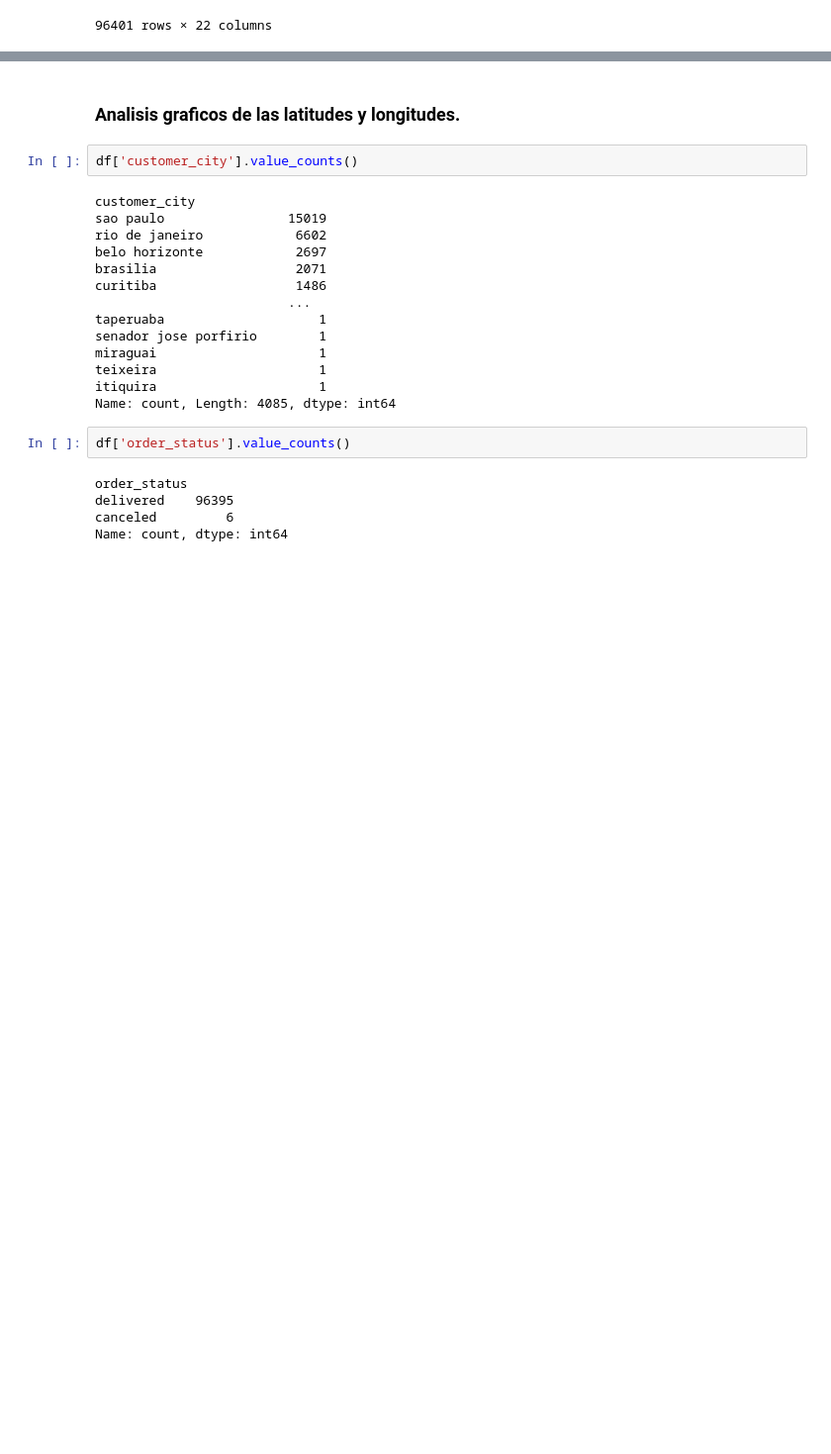
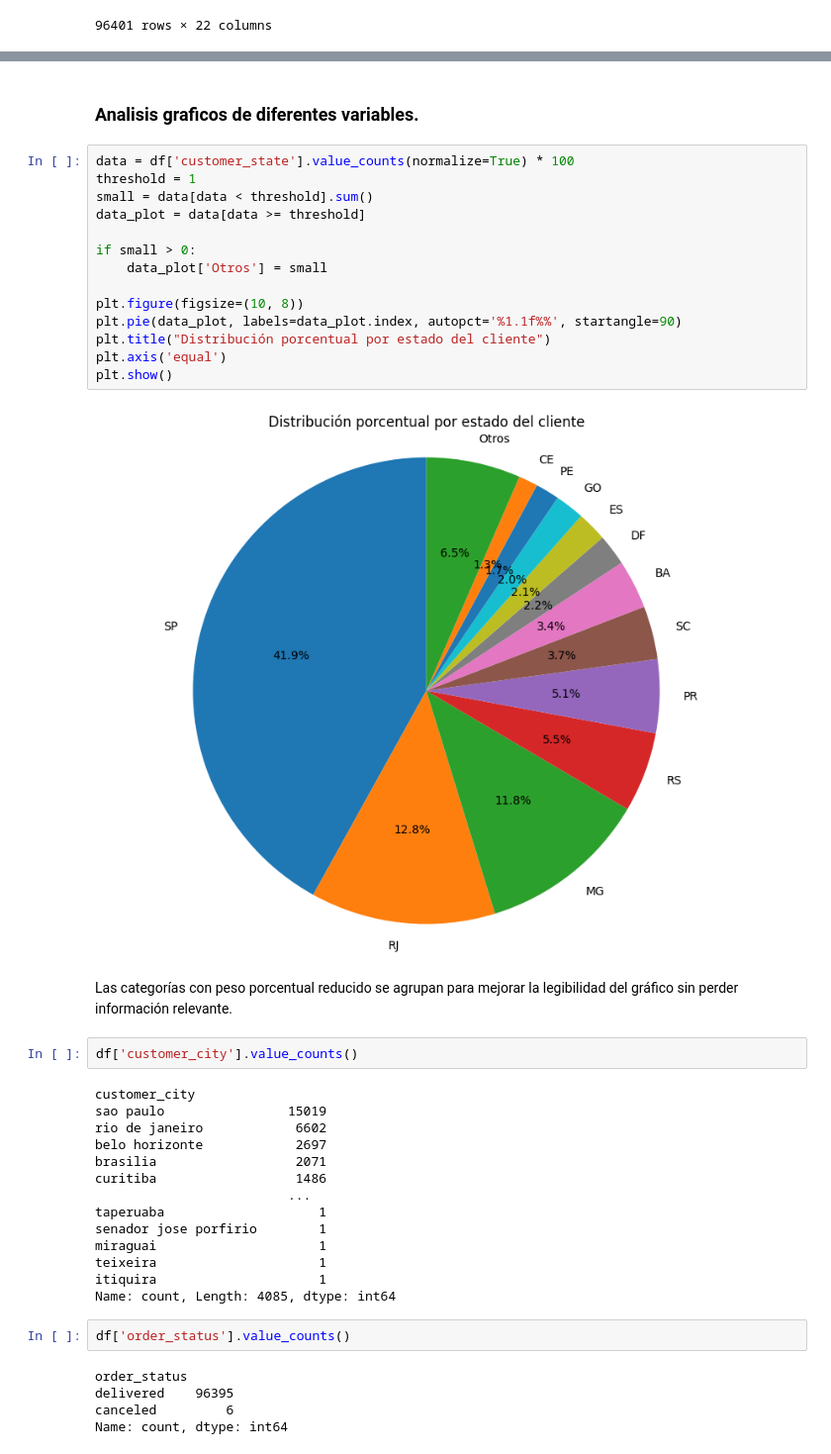
Before and after one commit to 4GeeksAcademy/sp-ml-20-final-project-g5, a Jupyter notebook: notebooks/proyectofinal.ipynb, the cells around one changed output, grey strips where cells are left out. Shown at 99% size. Saved outputs shown, nothing was run; the diff lists cells and outputs as text; blank space fills up the shorter version.

Commit message:
EDA completo Posibles cambios para mejorarlo

```diff
--- a/notebooks/proyectofinal.ipynb
+++ b/notebooks/proyectofinal.ipynb
@@ -202,7 +202,25 @@ df.describe().T
 | geo_lat | 96137.0 | -21.20082 | -33.689948 | -23.589847 | -22.924511 | -20.140216 | 42.184003 | 5.600899 |
 | geo_lng | 96137.0 | -46.188447 | -72.668881 | -48.119196 | -46.631884 | -43.624737 | -8.723762 | 4.055385 |
 # %% [markdown]
-### Analisis graficos de las latitudes y longitudes.
+### Analisis graficos de diferentes variables.
+# %%
+data = df['customer_state'].value_counts(normalize=True) * 100
+threshold = 1
+small = data[data < threshold].sum()
+data_plot = data[data >= threshold]
+
+if small > 0:
+    data_plot['Otros'] = small
+
+plt.figure(figsize=(10, 8))
+plt.pie(data_plot, labels=data_plot.index, autopct='%1.1f%%', startangle=90)
+plt.title("Distribución porcentual por estado del cliente")
+plt.axis('equal')
+plt.show()
+# %% [output]
+[figure, added]
+# %% [markdown]
+Las categorías con peso porcentual reducido se agrupan para mejorar la legibilidad del gráfico sin perder información relevante.
 # %%
 df['customer_city'].value_counts()
 # %% [output]
```
Also changed, not shown: parts of 7 cells of this notebook.
